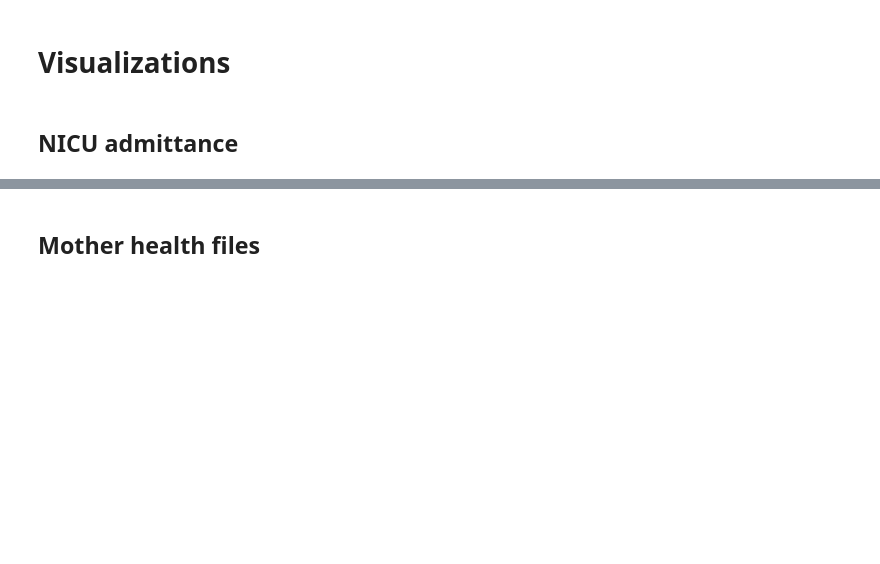
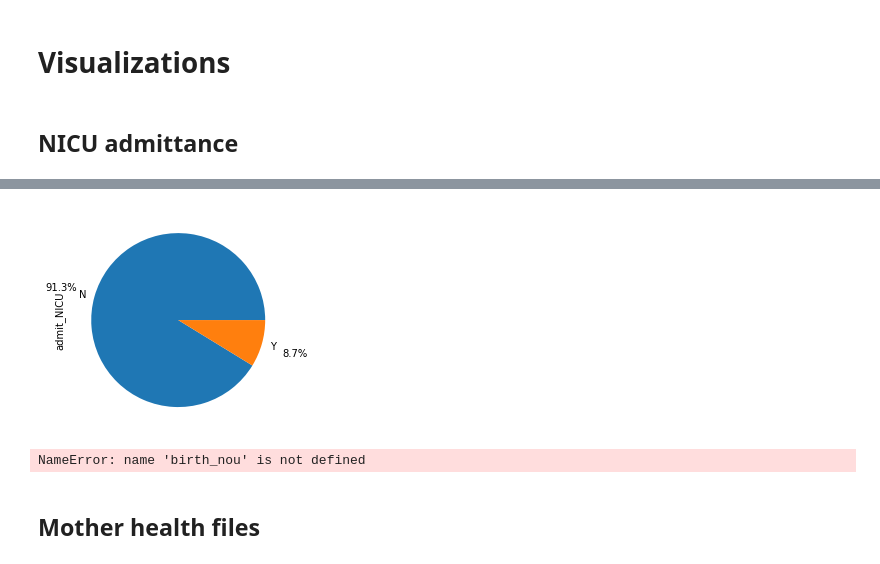
Before and after one commit to mkwasnica/CDC_capstone, a Jupyter notebook: notebooks/MK_Visualization.ipynb, the cells around one changed output, grey strips where cells are left out. Drawn from its saved outputs; the diff is of its cells as text; code cells hidden in the pictures; blank space fills up the shorter version.

```diff
--- a/notebooks/MK_Visualization.ipynb
+++ b/notebooks/MK_Visualization.ipynb
@@ -87,9 +108,18 @@ plot_gpYR(births,'admit_NICU',"Year","Count of NICU admission", "Yearly NICU adm
 # %%
-#NICU admit pie chart, all year (2014-2018)
+#NICU admit pie chart, all years (2014-2018)
 births_nou['admit_NICU'].value_counts().plot(kind = 'pie', autopct='%1.1f%%', pctdistance = 1.4)
+
+saveplt('NICUadmit_allyears_pie')
+# %% [output]
+[figure, added]
 # %%
 #NICU admit pie chart, year (2018) only
 births.loc[births['birth_year']==2018]['admit_NICU'].value_counts().plot(kind = 'pie', autopct='%1.2f%%', pctdistance = 1.4)
+# %%
+#Admit_NICU time series
+tempdf = remove_category(birth_nou, 'admit_NICU', 'N')
+# %% [output]
+NameError: name 'birth_nou' is not defined
 # %% [markdown]
 ## Mother health files
 # %% [markdown]
```
Also changed, not shown: parts of 10 cells of this notebook, 4 other files.
